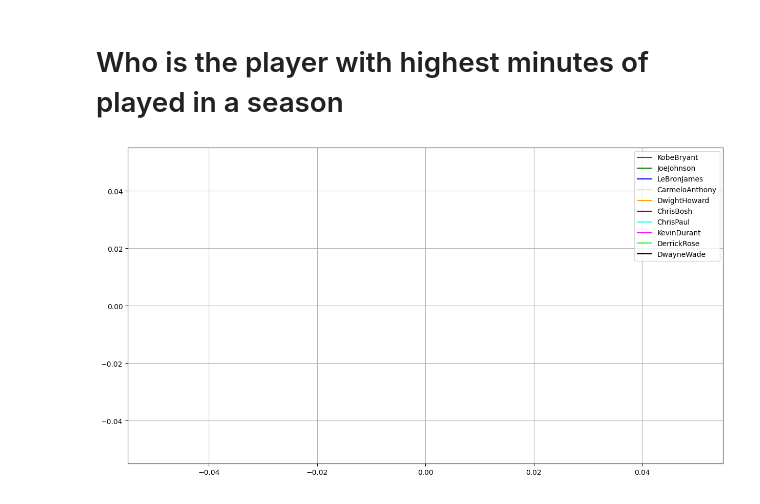
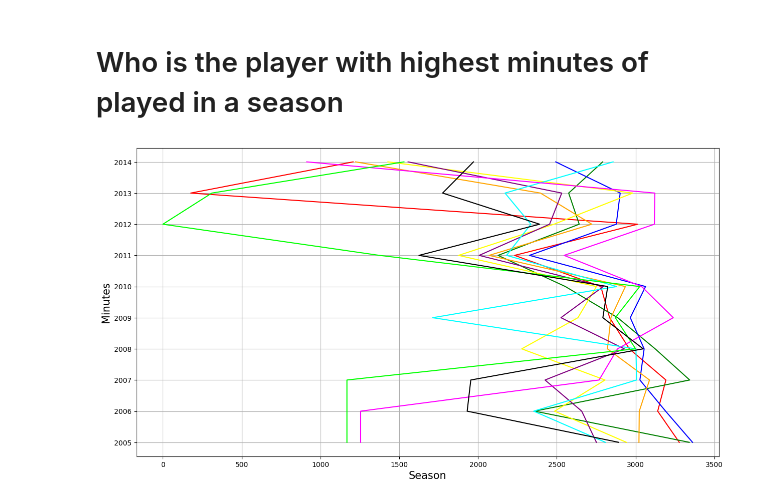
Before and after one commit to RyannKim327/Python-Programming-Compillation, a Jupyter notebook: Data Structures and Algorithm/Jupyter Notebook/basketball.ipynb, the cells around one changed output. Cells and saved outputs as stored; diff of their text form; code cells hidden in the pictures.

```diff
--- a/Data Structures and Algorithm/Jupyter Notebook/basketball.ipynb
+++ b/Data Structures and Algorithm/Jupyter Notebook/basketball.ipynb
@@ -166,13 +166,15 @@ plt.show()
 # %%
 plt.figure(figsize=(15, 8))
 colors = ["red", "green", "blue", "yellow", "orange", "purple", "cyan", "magenta", "lime", "black"]
 legends = []
+plt.xlabel("Season", fontsize=15)
+plt.ylabel("Minutes", fontsize=15)
 for i in range(len(minutes)):
     legends.append(plt.Line2D(xdata=Seasons[i], ydata=minutes[i], color=colors[i], label=Players[i]))
-    plt.plot(data=(minutes[i], Seasons[i]), color=colors[i])
+    plt.plot(Seaminutes[i], color=colors[i])
 
-plt.legend(handles=legends)
+# plt.legend(handles=legends)
 plt.grid()
 plt.show()
 # %% [output]
-[figure, old version]
+[figure, new version]
```
